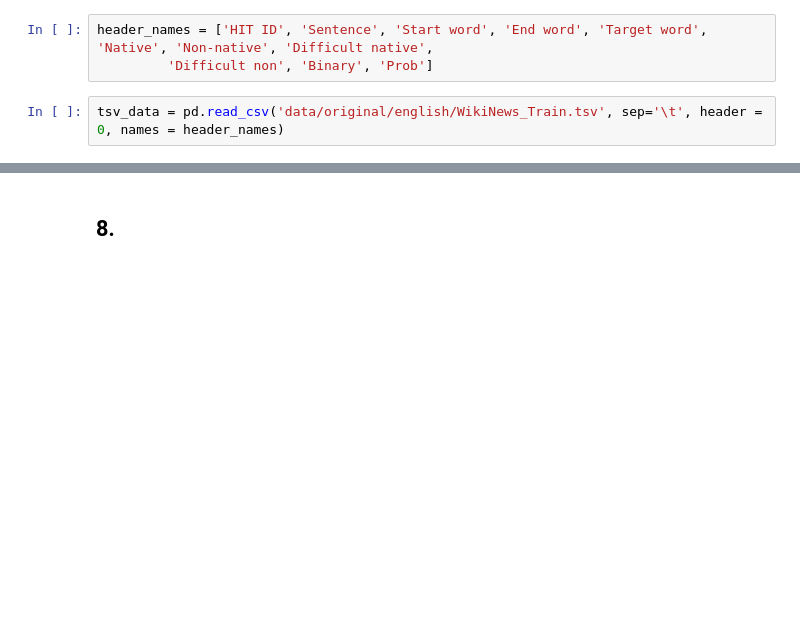
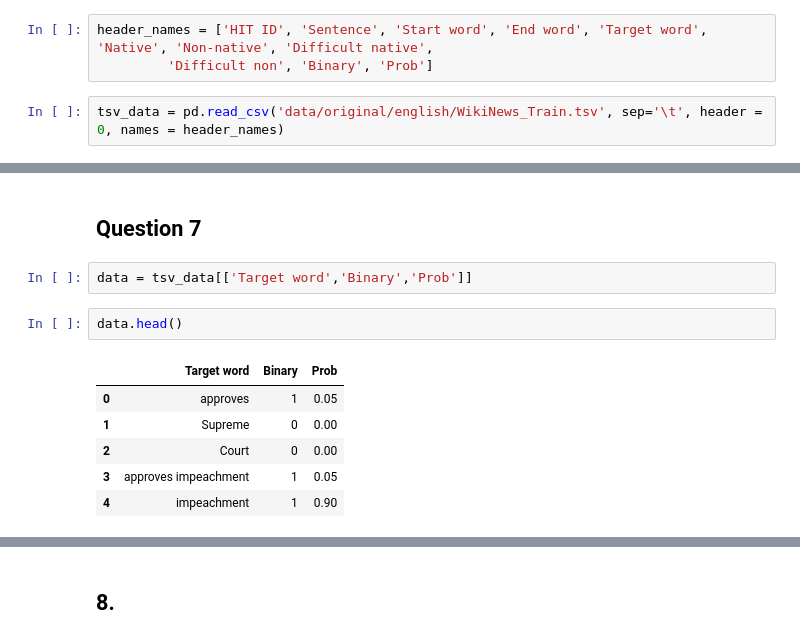
Before and after one commit to Caesar-blip/NLP, a Jupyter notebook: Ass1_PartB.ipynb, the cells around one changed output, grey strips where cells are left out. Drawn from its saved outputs; the diff is of its cells as text; blank space fills up the shorter version.

```diff
--- a/Ass1_PartB.ipynb
+++ b/Ass1_PartB.ipynb
@@ -16,0 +42,13 @@ tsv_data = pd.read_csv('data/original/english/WikiNews_Train.tsv', sep='\t', hea
+# %% [markdown]
+## Question 7
+# %%
+data = tsv_data[['Target word','Binary','Prob']]
+# %%
+data.head()
+# %% [output]
+|  | Target word | Binary | Prob |
+| 0 | approves | 1 | 0.05 |
+| 1 | Supreme | 0 | 0.00 |
+| 2 | Court | 0 | 0.00 |
+| 3 | approves impeachment | 1 | 0.05 |
+| 4 | impeachment | 1 | 0.90 |
```
Also changed, not shown: parts of 13 cells of this notebook, 2 other files.
